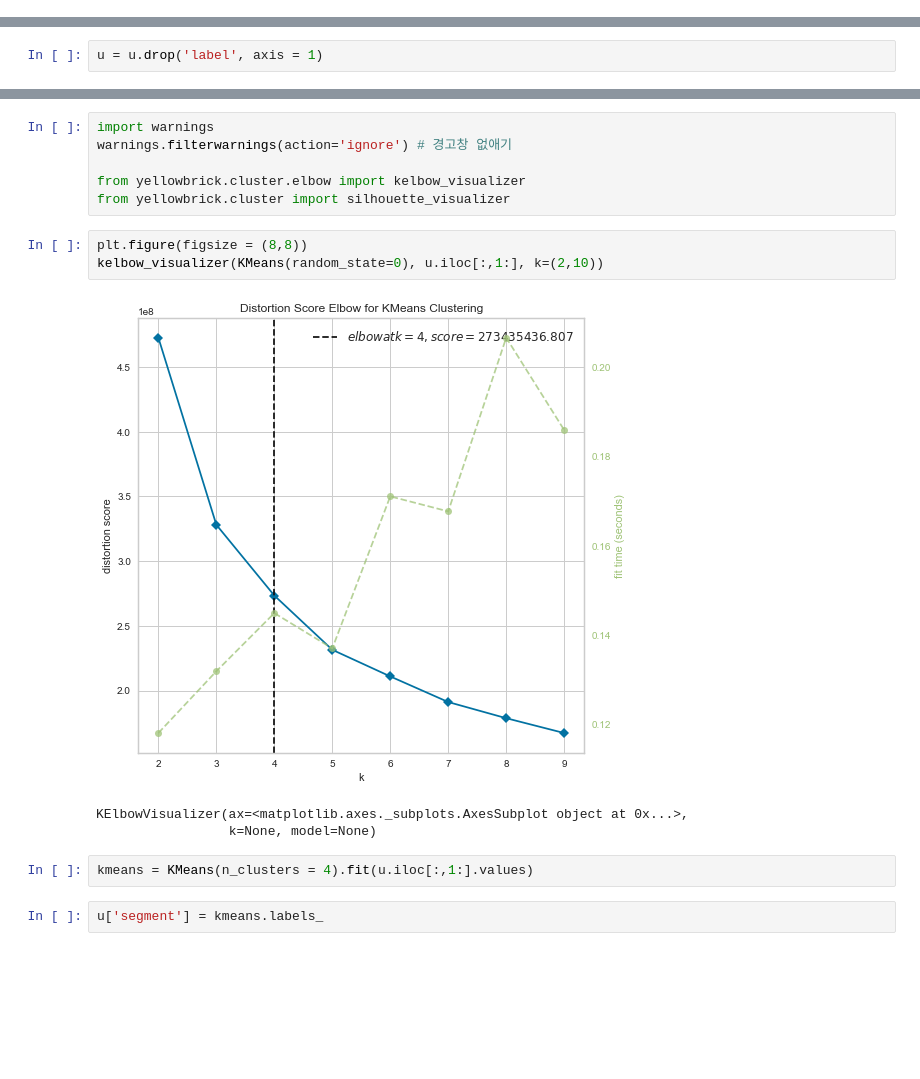
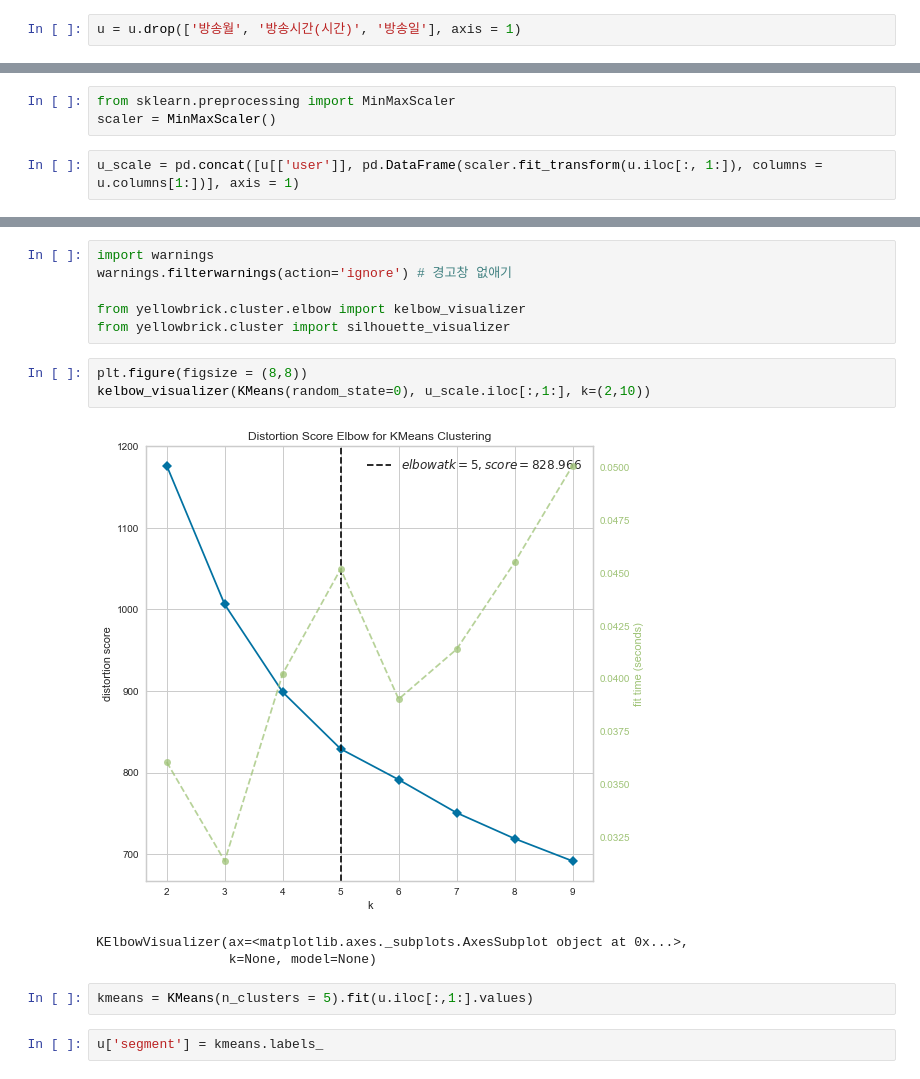
Before and after one commit to cryingjin/Shopping_GG, a Jupyter notebook: 3. Modeling/0922_prep4SASRec_JS.ipynb, the cells around one changed output, grey strips where cells are left out. Saved outputs shown, nothing was run; the diff lists cells and outputs as text; blank space fills up the shorter version.

```diff
--- a/3. Modeling/0922_prep4SASRec_JS.ipynb
+++ b/3. Modeling/0922_prep4SASRec_JS.ipynb
@@ -360,4 +401,6 @@ u = user.groupby('user').mean().reset_index()
 u = u.merge(scale_timeR, on = '방송시간(시간)', how = 'left').fillna(0)
 # %%
 from sklearn.metrics.pairwise import cosine_similarity
+# %%
+u = u.drop(['방송월', '방송시간(시간)', '방송일'], axis = 1)
 # %%
@@ -390,5 +431,8 @@ kmeans = KMeans(n_clusters = 5).fit(u.iloc[:,1:].values)
-# %%
-u = u.drop('label', axis = 1)
+# %%
+from sklearn.preprocessing import MinMaxScaler
+scaler = MinMaxScaler()
+# %%
+u_scale = pd.concat([u[['user']], pd.DataFrame(scaler.fit_transform(u.iloc[:, 1:]), columns = u.columns[1:])], axis = 1)
 # %%
 # 각 군집 수에 따른 SSE(군집내 오차제곱합)와 Silhouette score(군집간 분리도 - 군집내 응집도) 계산하여 리스트로 저장
 wss = []
@@ -430,12 +474,12 @@ from yellowbrick.cluster.elbow import kelbow_visualizer
 from yellowbrick.cluster import silhouette_visualizer
 # %%
 plt.figure(figsize = (8,8))
-kelbow_visualizer(KMeans(random_state=0), u.iloc[:,1:], k=(2,10))
+kelbow_visualizer(KMeans(random_state=0), u_scale.iloc[:,1:], k=(2,10))
 # %% [output]
-[figure, old version]
+[figure, new version]
 KElbowVisualizer(ax=<matplotlib.axes._subplots.AxesSubplot object at 0x...>,
                  k=None, model=None)
 # %%
-kmeans = KMeans(n_clusters = 4).fit(u.iloc[:,1:].values)
+kmeans = KMeans(n_clusters = 5).fit(u.iloc[:,1:].values)
 # %%
 u['segment'] = kmeans.labels_
```
Also changed, not shown: parts of 105 cells of this notebook, 7 other files.
